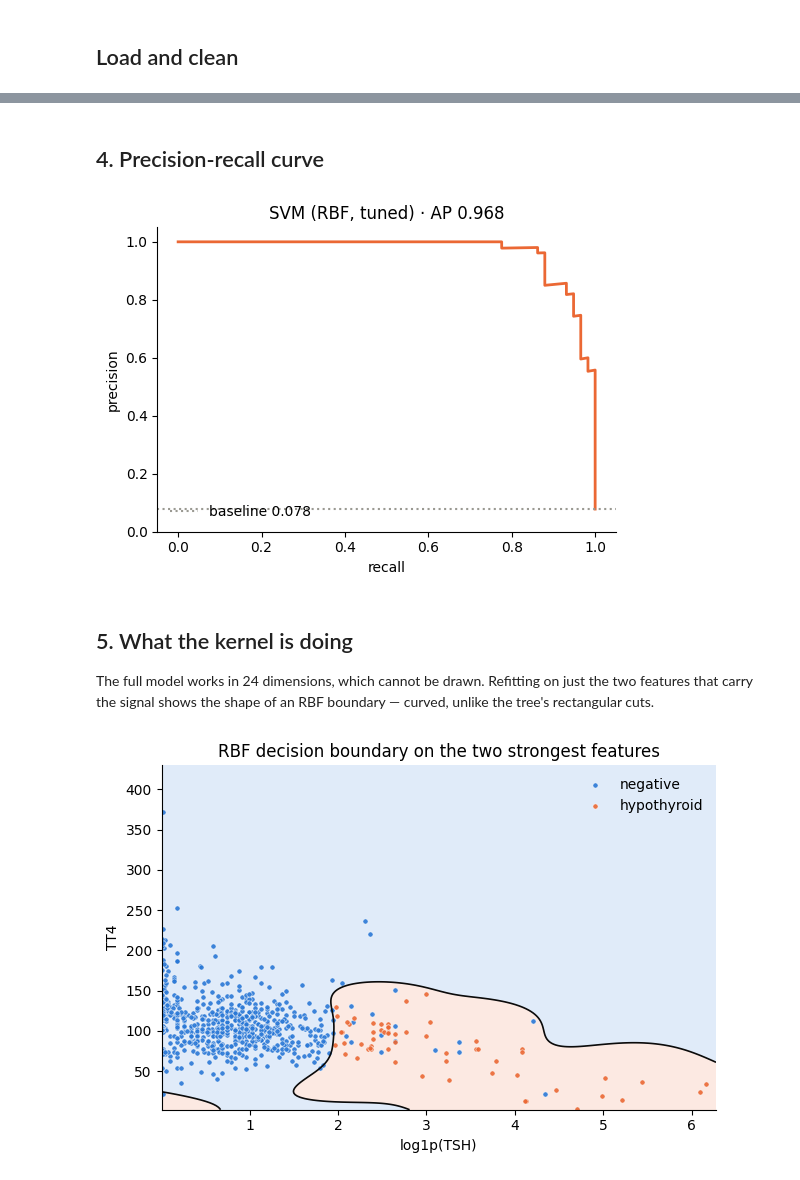
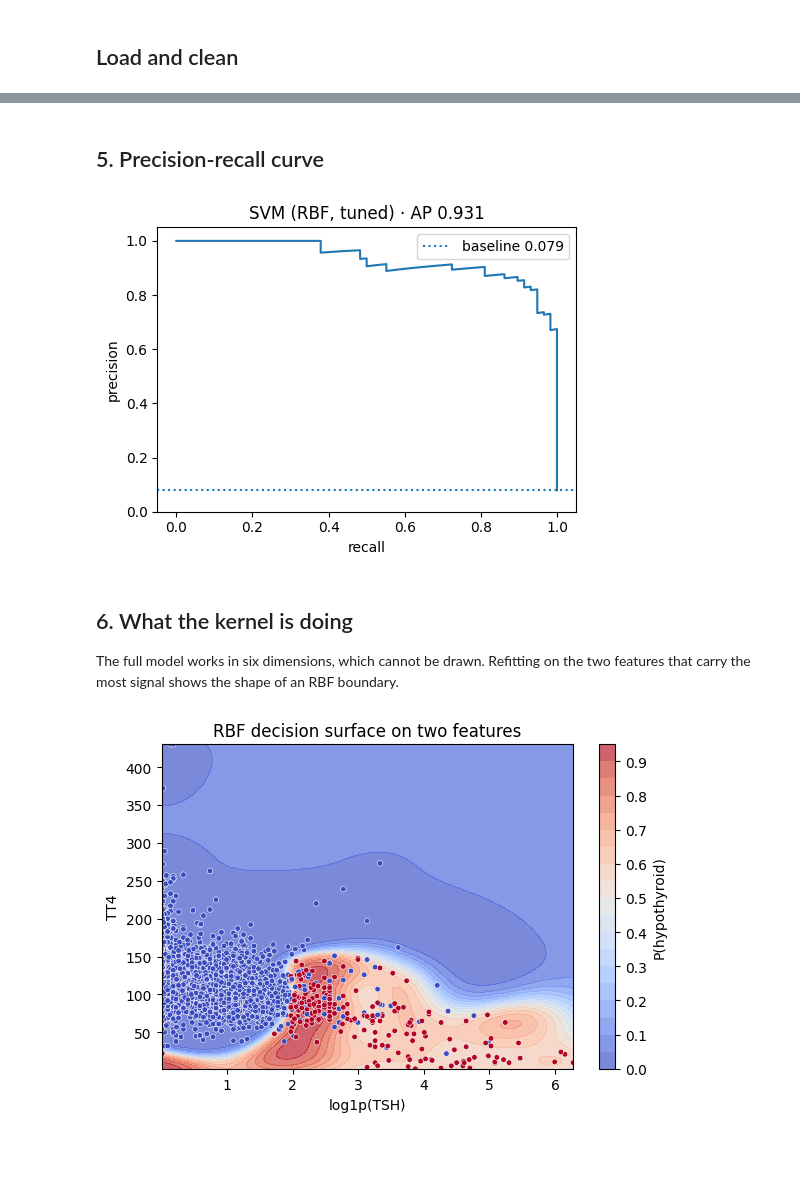
Before and after one commit to pixelhamza/thyroid-prediction-model, a Jupyter notebook: notebook/svm.ipynb, the cells around one changed output, grey strips where cells are left out. Drawn from its saved outputs; the diff is of its cells as text; code cells hidden in the pictures; blank space fills up the shorter version.

```diff
--- a/notebook/svm.ipynb
+++ b/notebook/svm.ipynb
@@ -23,11 +18,15 @@ from sklearn.svm import SVC
 from sklearn.calibration import CalibratedClassifierCV
 from sklearn.pipeline import make_pipeline
 from sklearn.impute import SimpleImputer
-from sklearn.preprocessing import StandardScaler
-from sklearn.model_selection import train_test_split, GridSearchCV, StratifiedKFold
-from sklearn.metrics import (average_precision_score, classification_report, confusion_matrix,
-                             precision_recall_curve)
+from sklearn.preprocessing import LabelEncoder, StandardScaler
+from sklearn.model_selection import GridSearchCV, StratifiedKFold, train_test_split
+from sklearn.metrics import (average_precision_score, classification_report,
+                             confusion_matrix, precision_recall_curve)
 
-NEG, POS = "#2a78d6", "#eb6834"
+CSV = "../dataset/hypothyroid.csv"
+FEATURES = ["age", "sex", "TSH", "TT4", "T4U", "FTI"]
+TARGET = "binaryClass"
+CLASS_NAMES = ["negative", "hypothyroid"]
+RANDOM_STATE = 42
 # %% [markdown]
 ## Load and clean
@@ -78,6 +90,9 @@ Same model, same hyperparameters, one column transformed.
 # %%
+X_log = X.copy()
+X_log["TSH"] = np.log1p(X_log["TSH"])
+
 pd.DataFrame([
-    evaluate(X_raw, svm(), "RBF, raw TSH"),
+    evaluate(X, svm(), "RBF, raw TSH"),
     evaluate(X_log, svm(), "RBF, log1p(TSH)"),
 ]).set_index("model")
 # %% [output]
@@ -186,54 +190,45 @@ pd.DataFrame([
 # %% [markdown]
-## 4. Precision-recall curve
+## 5. Precision-recall curve
 # %%
 prec, rec, _ = precision_recall_curve(y_test, proba)
 
-fig, ax = plt.subplots(figsize=(5.4, 4))
-ax.plot(rec, prec, color=POS, linewidth=2)
-ax.axhline(y_test.mean(), color="#9a9992", linestyle=":", linewidth=1.5,
-           label=f"baseline {y_test.mean():.3f}")
+fig, ax = plt.subplots(figsize=(5, 3.8))
+ax.plot(rec, prec)
+ax.axhline(y_test.mean(), linestyle=":", label=f"baseline {y_test.mean():.3f}")
 ax.set_xlabel("recall")
 ax.set_ylabel("precision")
 ax.set_title(f"SVM (RBF, tuned) · AP {average_precision_score(y_test, proba):.3f}")
 ax.set_ylim(0, 1.05)
-ax.legend(frameon=False, loc="lower left")
-ax.spines[["top", "right"]].set_visible(False)
+ax.legend()
 plt.tight_layout()
 plt.show()
 # %% [output]
-[figure, old version]
+[figure, new version]
 # %% [markdown]
-## 5. What the kernel is doing
+## 6. What the kernel is doing
 
-The full model works in 24 dimensions, which cannot be drawn. Refitting on just the two features
-that carry the signal shows the shape of an RBF boundary — curved, unlike the tree's rectangular
-cuts.
+The full model works in six dimensions, which cannot be drawn. Refitting on the two features
+that carry the most signal shows the shape of an RBF boundary.
 # %%
-pair = ["log1p(TSH)", "TT4"]
-Xp_train = X_train[pair]
-two = svm(C=10).fit(Xp_train, y_train)
+pair = ["TSH", "TT4"]
+two = svm(C=10).fit(X_train[pair], y_train)
 
 xx, yy = np.meshgrid(
-    np.linspace(Xp_train[pair[0]].min(), Xp_train[pair[0]].max(), 250),
-    np.linspace(np.nanmin(Xp_train[pair[1]]), np.nanmax(Xp_train[pair[1]]), 250),
+    np.linspace(X_train[pair[0]].min(), X_train[pair[0]].max(), 200),
+    np.linspace(np.nanmin(X_train[pair[1]]), np.nanmax(X_train[pair[1]]), 200),
 )
 grid_points = pd.DataFrame(np.c_[xx.ravel(), yy.ravel()], columns=pair)
 zz = two.predict_proba(grid_points)[:, 1].reshape(xx.shape)
 
-fig, ax = plt.subplots(figsize=(6.4, 4.4))
-ax.contourf(xx, yy, zz, levels=[0, 0.5, 1], colors=[NEG, POS], alpha=0.14)
-ax.contour(xx, yy, zz, levels=[0.5], colors=["#0b0b0b"], linewidths=1.2)
-sub = X_test[pair].copy()
-for cls, colour, name in [(0, NEG, "negative"), (1, POS, "hypothyroid")]:
-    m = (y_test == cls).values
-    ax.scatter(sub[m][pair[0]], sub[m][pair[1]], s=14, c=colour, label=name,
-               edgecolor="white", linewidth=0.4, alpha=0.9)
-ax.set_xlabel(pair[0])
-ax.set_ylabel(pair[1])
-ax.set_title("RBF decision boundary on the two strongest features")
-ax.legend(frameon=False)
-ax.spines[["top", "right"]].set_visible(False)
+fig, ax = plt.subplots(figsize=(6, 4.2))
+cs = ax.contourf(xx, yy, zz, levels=20, cmap="coolwarm", alpha=0.7)
+ax.scatter(X_train[pair[0]], X_train[pair[1]], c=y_train, cmap="coolwarm",
+           edgecolor="white", linewidth=0.4, s=16)
+ax.set_xlabel("log1p(TSH)")
+ax.set_ylabel("TT4")
+ax.set_title("RBF decision surface on two features")
+fig.colorbar(cs, ax=ax, label="P(hypothyroid)")
 plt.tight_layout()
 plt.show()
 # %% [output]
-[figure, old version]
+[figure, new version]
```
Also changed, not shown: parts of 18 cells of this notebook, 12 other files.
